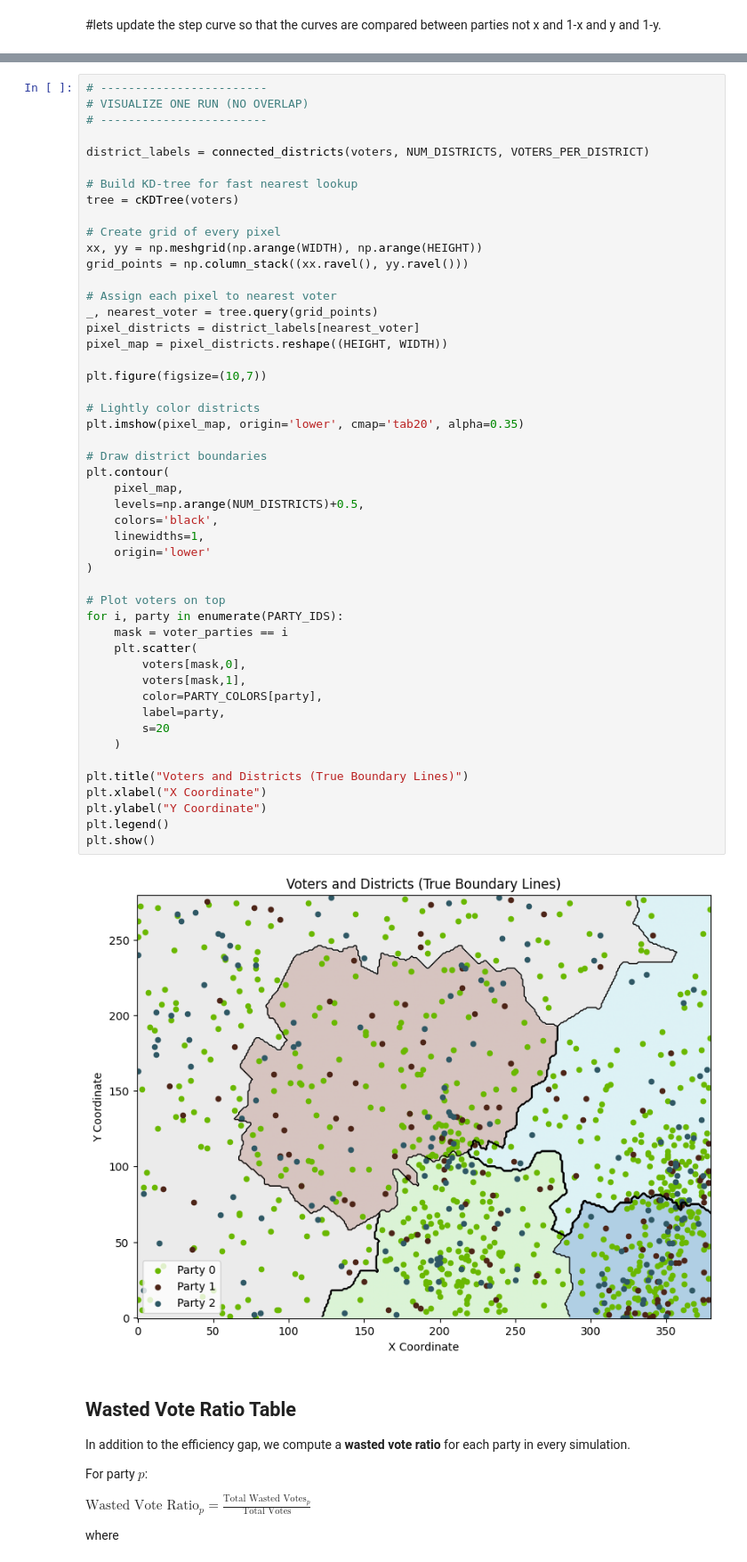
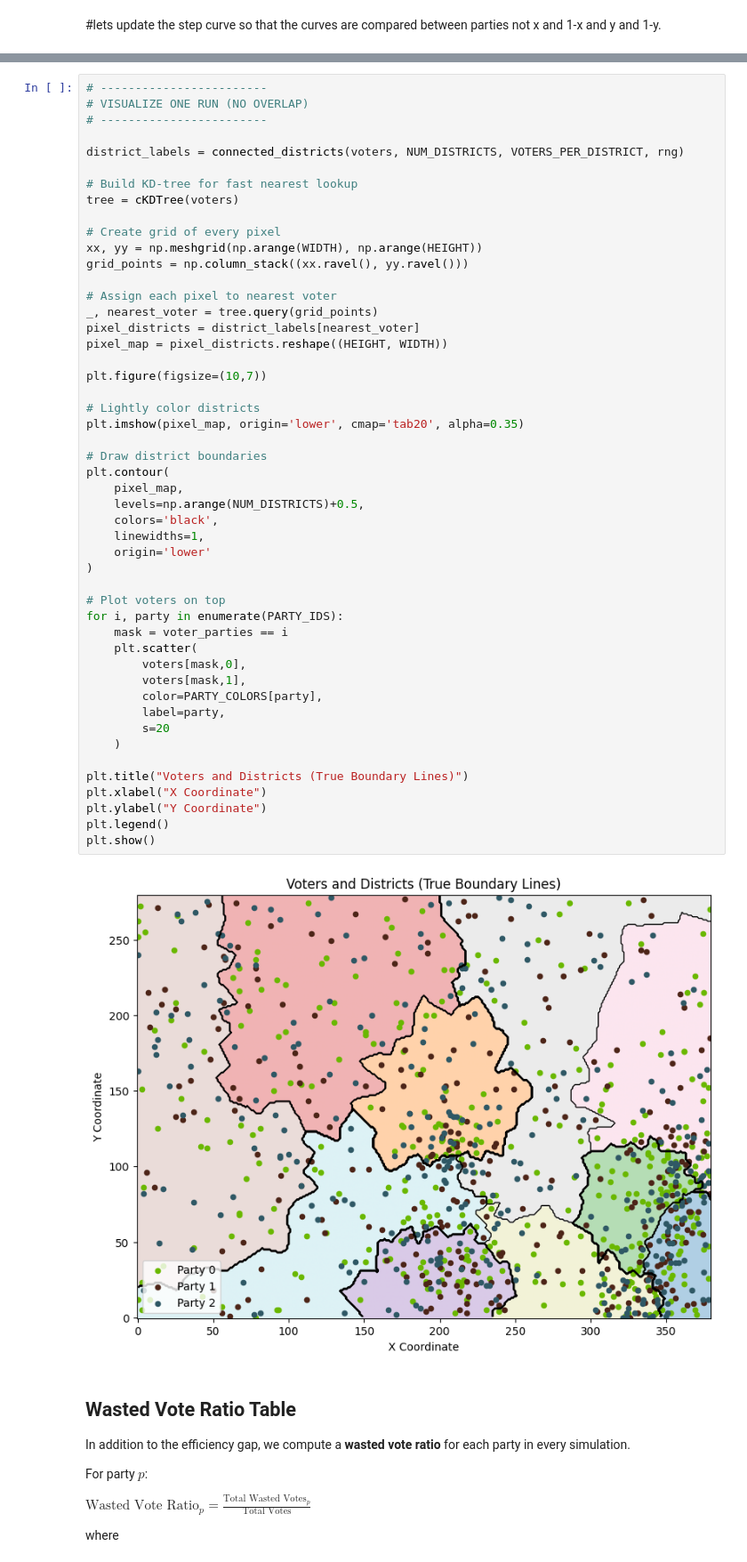
Before and after one commit to CarlLienert/SeniorCapstone, a Jupyter notebook: sim_6000NEW.ipynb, the cells around one changed output, grey strips where cells are left out. Shown at 89% size. Drawn from its saved outputs; the diff is of its cells as text.

```diff
--- a/sim_6000NEW.ipynb
+++ b/sim_6000NEW.ipynb
@@ -1040,7 +943,7 @@ Party 2 0.1268 0.0750 0.0646 0.0766 0.0590 0.0674 0.0722 0.0722 0.0646  0.0682
 # VISUALIZE ONE RUN (NO OVERLAP)
 # ------------------------
 
-district_labels = connected_districts(voters, NUM_DISTRICTS, VOTERS_PER_DISTRICT)
+district_labels = connected_districts(voters, NUM_DISTRICTS, VOTERS_PER_DISTRICT, rng)
 
 # Build KD-tree for fast nearest lookup
 tree = cKDTree(voters)
@@ -1058,34 +961,34 @@ plt.figure(figsize=(10,7))
 
 # Lightly color districts
 plt.imshow(pixel_map, origin='lower', cmap='tab20', alpha=0.35)
 
 # Draw district boundaries
 plt.contour(
     pixel_map,
     levels=np.arange(NUM_DISTRICTS)+0.5,
     colors='black',
     linewidths=1,
     origin='lower'
 )
 
 # Plot voters on top
 for i, party in enumerate(PARTY_IDS):
     mask = voter_parties == i
     plt.scatter(
         voters[mask,0],
         voters[mask,1],
         color=PARTY_COLORS[party],
         label=party,
         s=20
     )
 
 plt.title("Voters and Districts (True Boundary Lines)")
 plt.xlabel("X Coordinate")
 plt.ylabel("Y Coordinate")
 plt.legend()
 plt.show()
 # %% [output]
-[figure, old version]
+[figure, new version]
 # %% [markdown]
 
 ## Wasted Vote Ratio Table
```
Also changed, not shown: parts of 15 cells of this notebook.
